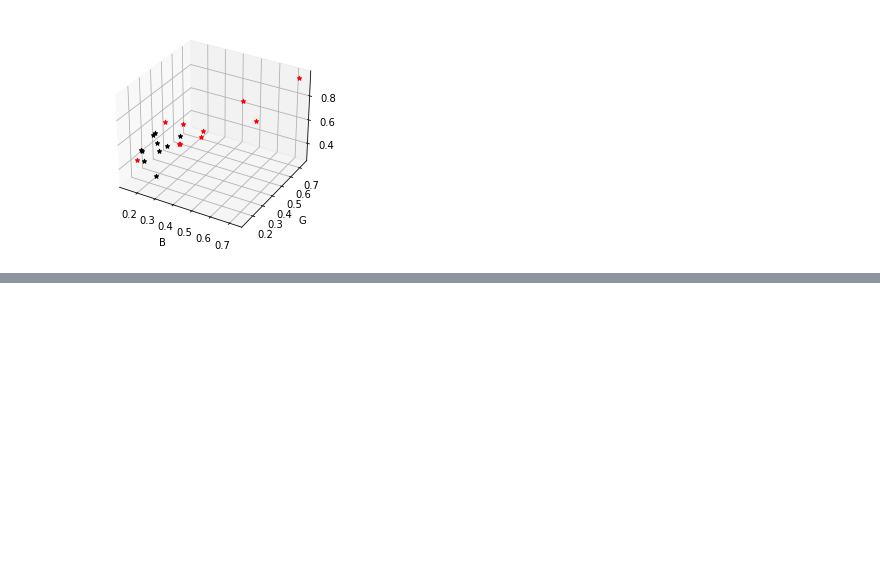
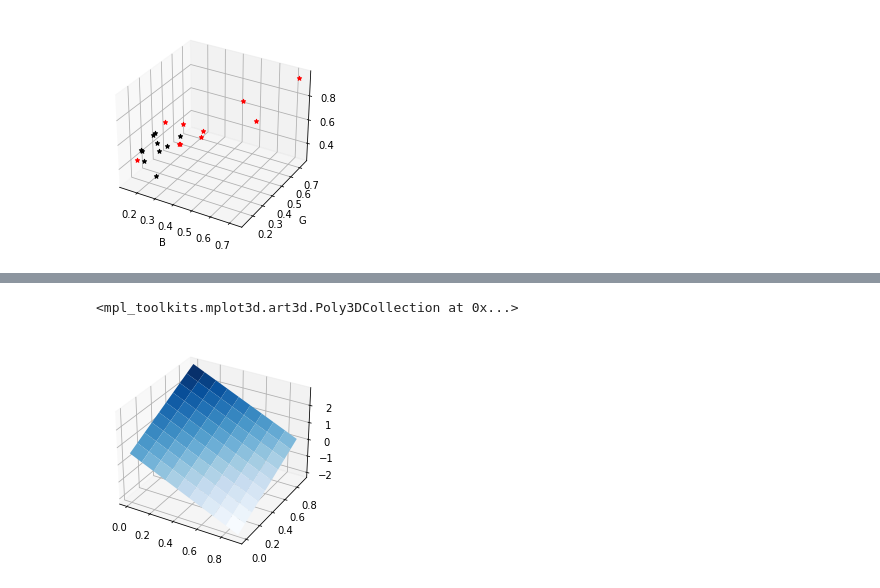
Before and after one commit to SantiagoPrietoA/modelo_clasificador_lunares, a Jupyter notebook: clasificadorLunares.ipynb, the cells around one changed output, grey strips where cells are left out. Cells and saved outputs as stored; diff of their text form; code cells hidden in the pictures; blank space fills up the shorter version.

```diff
--- a/clasificadorLunares.ipynb
+++ b/clasificadorLunares.ipynb
@@ -63,0 +92,29 @@ Text(0.5, 0, 'R')
+# %%
+#calculo del hiperplano que separa las dos clases de forma optima
+A=np.zeros((4,4))
+b=np.zeros((4,1))
+
+for i, feature_row in enumerate(features):
+    x=np.append([1],feature_row)
+    x= x.reshape((4,1))
+    y=labels[i]
+    A=A+x*x.T
+    b=b+x*y
+
+invA=np.linalg.inv(A)
+
+W=np.dot(invA,b)
+# %%
+# plot del plano que separa los dos diferentes tipos
+X=np.arange(0,1,0.1)
+Y=np.arange(0,1,0.1)
+X,Y=np.meshgrid(X,Y)
+
+Z=-(W[1]*X+W[2]*Y+W[0])/W[3]
+
+fig, ax = plt.subplots(subplot_kw={"projection": "3d"})
+
+ax.plot_surface(X,Y,Z, cmap=cm.Blues)
+# %% [output]
+<mpl_toolkits.mplot3d.art3d.Poly3DCollection at 0x...>
+[figure, added]
```
Also changed, not shown: parts of 4 cells of this notebook.
